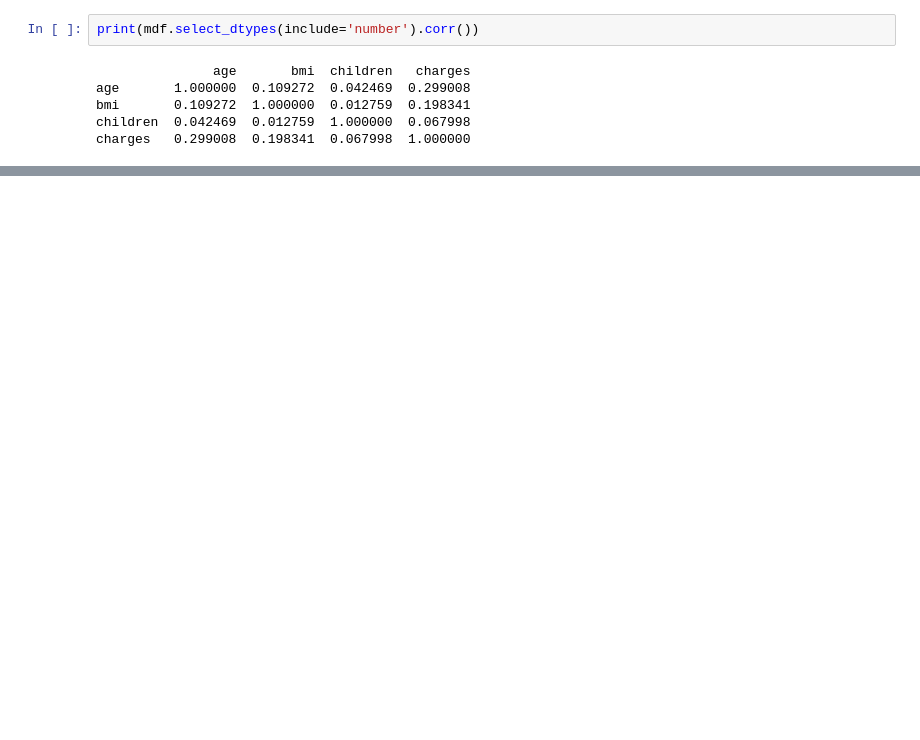
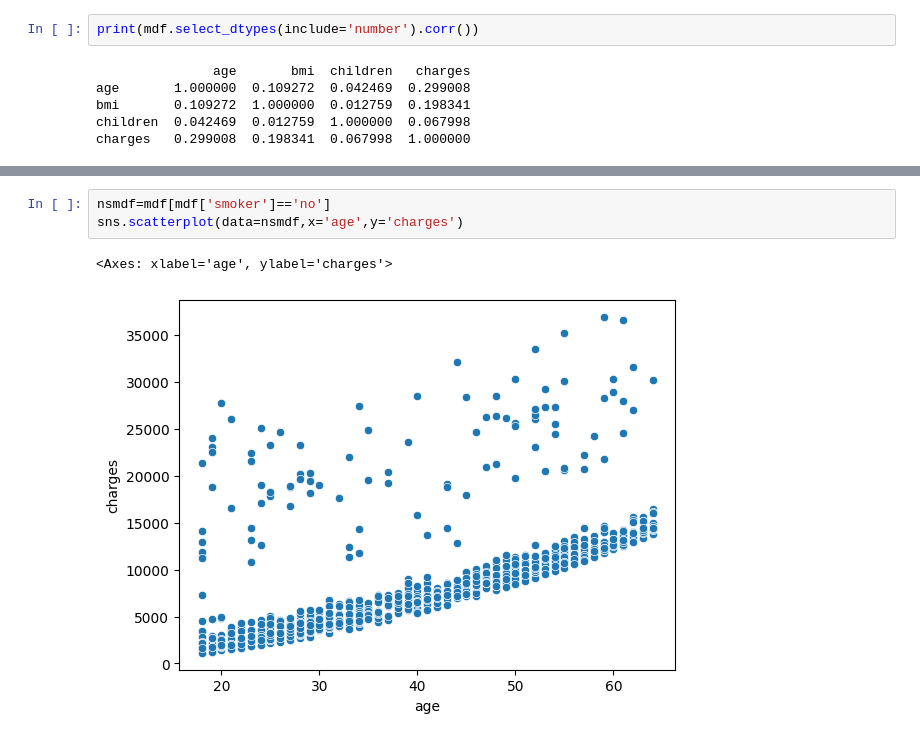
Before and after one commit to abolfazlshahsavaryyy/sklearn, a Jupyter notebook: sklearn.ipynb, the cells around one changed output, grey strips where cells are left out. Cells and saved outputs as stored; diff of their text form; blank space fills up the shorter version.

```diff
--- a/sklearn.ipynb
+++ b/sklearn.ipynb
@@ -180,0 +186,6 @@ charges   0.299008  0.198341  0.067998  1.000000
+# %%
+nsmdf=mdf[mdf['smoker']=='no']
+sns.scatterplot(data=nsmdf,x='age',y='charges')
+# %% [output]
+<Axes: xlabel='age', ylabel='charges'>
+[figure, added]
```
Also changed, not shown: parts of 2 cells of this notebook.
